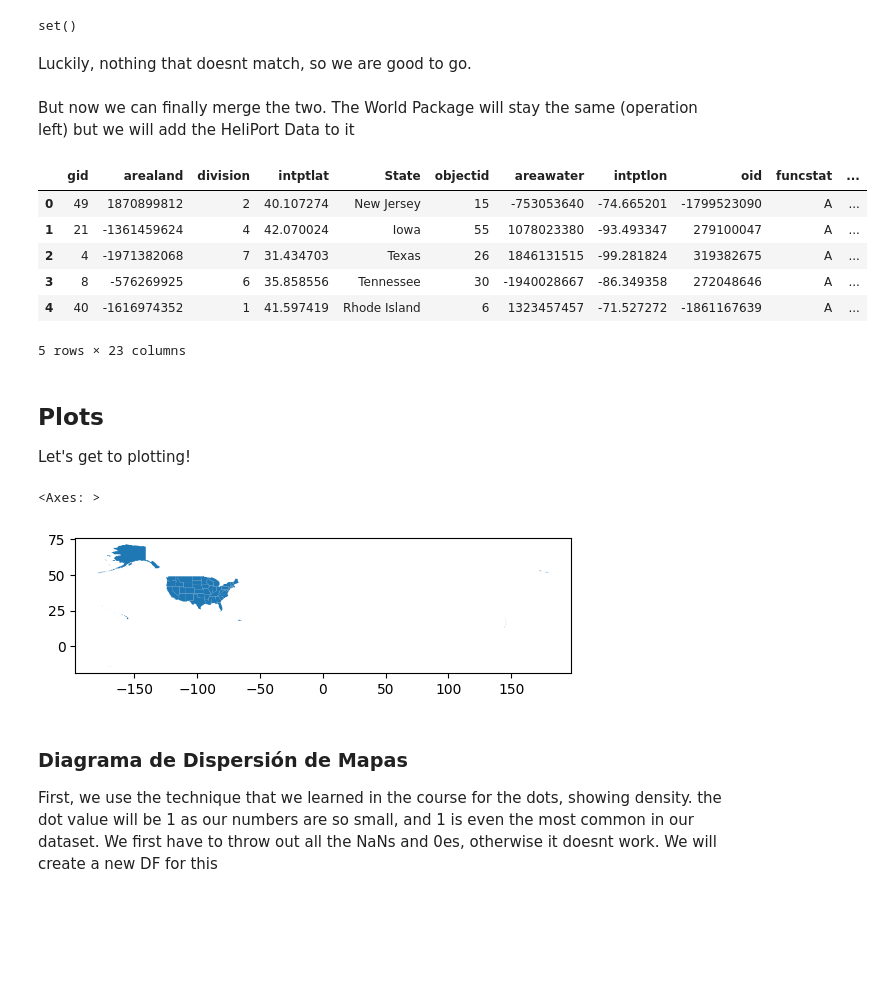
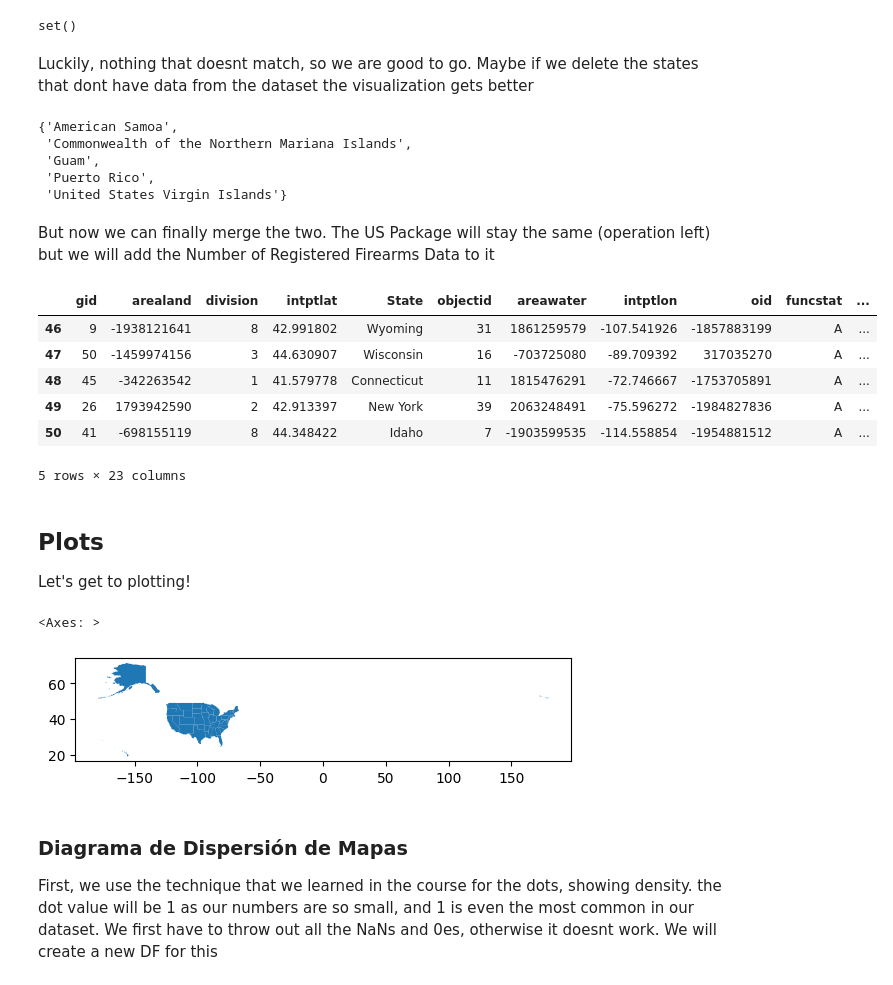
Before and after one commit to vinconig/1IAS21-3, a Jupyter notebook: homework.ipynb, the cells around one changed output. Drawn from its saved outputs; the diff is of its cells as text; code cells hidden in the pictures; blank space fills up the shorter version.

```diff
--- a/homework.ipynb
+++ b/homework.ipynb
@@ -59,28 +52,31 @@ onlyDF
 # %% [output]
 set()
 # %% [markdown]
-Luckily, nothing that doesnt match, so we are good to go.
+Luckily, nothing that doesnt match, so we are good to go. Maybe if we delete the states that dont have data from the dataset the visualization gets better
+# %%
+onlyGDF = set(usstates.State)-set(RegFa.State)
+onlyGDF
+# %% [output]
+{'American Samoa',
+ 'Commonwealth of the Northern Mariana Islands',
+ 'Guam',
+ 'Puerto Rico',
+ 'United States Virgin Islands'}
+# %%
+# Drop rows where State is in onlyGDF
+usstates = usstates[~usstates["State"].isin(onlyGDF)]
 # %% [markdown]
-But now we can finally merge the two. The World Package will stay the same (operation left) but we will add the HeliPort Data to it
+But now we can finally merge the two. The US Package will stay the same (operation left) but we will add the Number of Registered Firearms Data to it
 # %%
 theMapAndData=usstates.merge(RegFa, on='State', how="left")
-#the format was friggin annoying, who saves numers as a string and then uses a comma as a divider for thousands??? jeez CIA
-# theMapAndData["NumRegFa"] = (
-#     theMapAndData["NumRegFa"]
-#     .astype(str)              # make sure it's string
-#     .str.replace(",", "", regex=False)  # remove commas
-#     .astype(float)            # convert to number
-# )
-# theMapAndData["NumRegFa"] = pd.to_numeric(theMapAndData["NumRegFa"], errors="coerce")
-
-theMapAndData.head()
+theMapAndData.tail()
 # %% [output]
 |  | gid | arealand | division | intptlat | State | objectid | areawater | intptlon | oid | funcstat | ... |
-| 0 | 49 | 1870899812 | 2 | 40.107274 | New Jersey | 15 | -753053640 | -74.665201 | -1799523090 | A | ... |
-| 1 | 21 | -1361459624 | 4 | 42.070024 | Iowa | 55 | 1078023380 | -93.493347 | 279100047 | A | ... |
-| 2 | 4 | -1971382068 | 7 | 31.434703 | Texas | 26 | 1846131515 | -99.281824 | 319382675 | A | ... |
-| 3 | 8 | -576269925 | 6 | 35.858556 | Tennessee | 30 | -1940028667 | -86.349358 | 272048646 | A | ... |
-| 4 | 40 | -1616974352 | 1 | 41.597419 | Rhode Island | 6 | 1323457457 | -71.527272 | -1861167639 | A | ... |
+| 46 | 9 | -1938121641 | 8 | 42.991802 | Wyoming | 31 | 1861259579 | -107.541926 | -1857883199 | A | ... |
+| 47 | 50 | -1459974156 | 3 | 44.630907 | Wisconsin | 16 | -703725080 | -89.709392 | 317035270 | A | ... |
+| 48 | 45 | -342263542 | 1 | 41.579778 | Connecticut | 11 | 1815476291 | -72.746667 | -1753705891 | A | ... |
+| 49 | 26 | 1793942590 | 2 | 42.913397 | New York | 39 | 2063248491 | -75.596272 | -1984827836 | A | ... |
+| 50 | 41 | -698155119 | 8 | 44.348422 | Idaho | 7 | -1903599535 | -114.558854 | -1954881512 | A | ... |
 5 rows × 23 columns
 # %% [markdown]
 ## Plots
@@ -89,7 +85,7 @@ Let's get to plotting!
 theMapAndData.plot() #yay, our gound map
 # %% [output]
 <Axes: >
-[figure, old version]
+[figure, new version]
 # %% [markdown]
 ### Diagrama de Dispersión de Mapas
 First, we use the technique that we learned in the course for the dots, showing density. the dot value will be 1 as our numbers are so small, and 1 is even the most common in our dataset. We first have to throw out all the NaNs and 0es, otherwise it doesnt work. We will create a new DF for this
```
Also changed, not shown: parts of 15 cells of this notebook.
